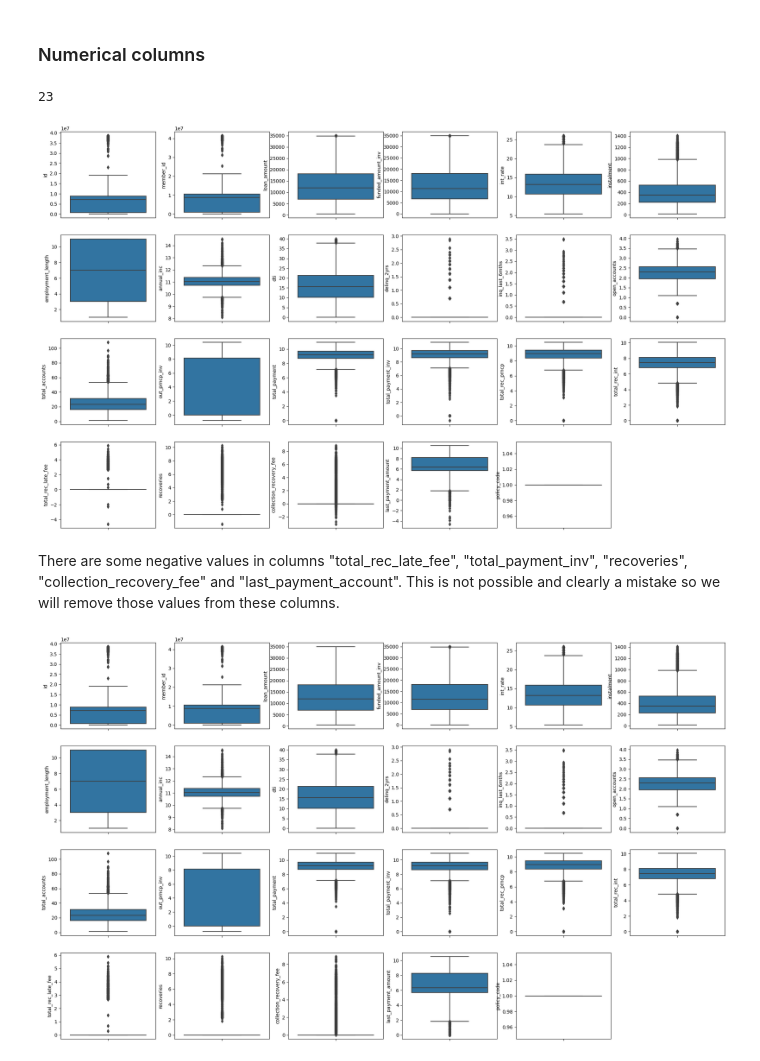
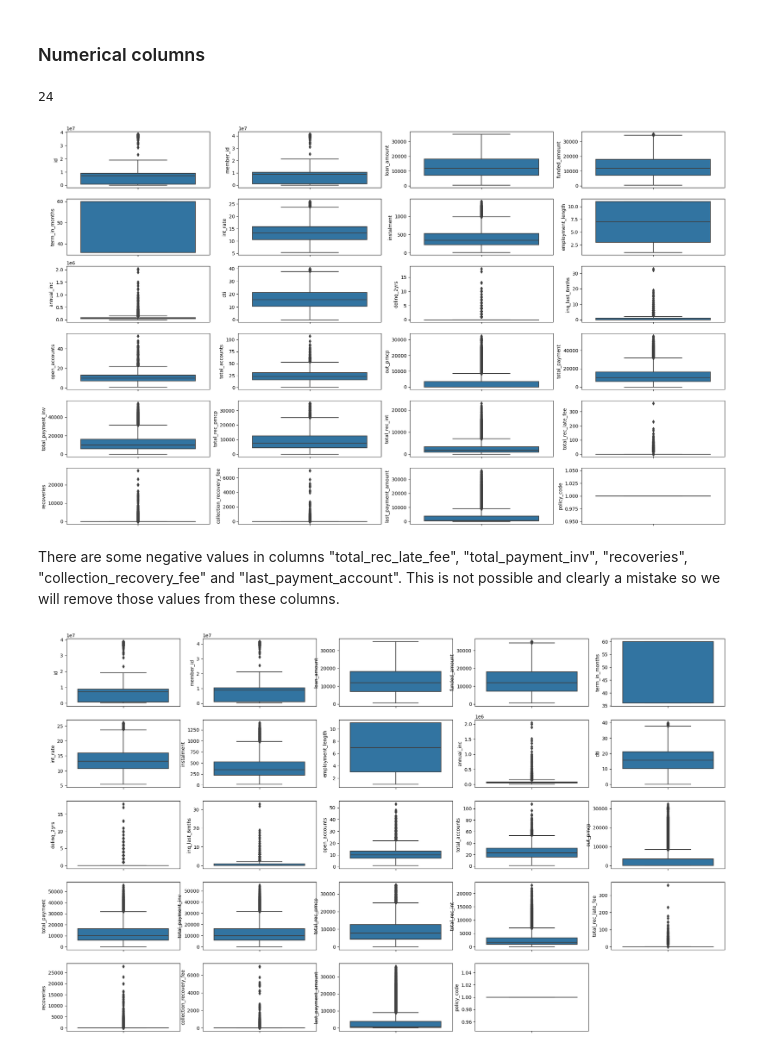
Before and after one commit to abhikmukh/exploratory-data-analysis---customer-loans-in-finance107, a Jupyter notebook: analysis.ipynb, the cells around one changed output. Cells and saved outputs as stored; diff of their text form; code cells hidden in the pictures.

```diff
--- a/analysis.ipynb
+++ b/analysis.ipynb
@@ -432,4 +402,4 @@ df_copy["collections_12_mths_ex_med"].value_counts()
 Name: collections_12_mths_ex_med, dtype: int64
 # %%
-df_copy_filterd = df_copy.loc[df_copy["collections_12_mths_ex_med"] == 0]
+df_copy_filtered = df_copy.loc[df_copy["collections_12_mths_ex_med"] == 0]
 # %%
@@ -447,2 +417,2 @@ From this we can see columns "out_prncp" and "out_prncp_inv" and "funded_amonut"
 # %%
-df_copy_filterd.drop(columns=["out_prncp", "funded_amount", "collections_12_mths_ex_med"], inplace=True)
+df_copy_filtered.drop(columns=["collections_12_mths_ex_med", "out_prncp_inv", "funded_amount_inv"], inplace=True)
@@ -460,6 +425,6 @@ df_copy_filterd.shape
 # %% [markdown]
 ### Categorical columns
 # %%
-list_of_categorical_columns = dataframe_info.list_all_categorical_columns(df_copy_filterd)
+list_of_categorical_columns = dataframe_info.list_all_categorical_columns(df_copy_filtered)
 list_of_categorical_columns
 # %% [output]
@@ -473,8 +437,8 @@ list_of_categorical_columns
  'purpose',
  'application_type']
 # %%
-for i, column in enumerate(df_copy_filterd[list_of_categorical_columns], 1):
+for i, column in enumerate(df_copy_filtered[list_of_categorical_columns], 1):
     plt.rcParams["figure.figsize"] = (25,15)
     plt.subplot(3,3,i)
-    data_plot.plot_prob_distribution(df_copy_filterd, column)
+    data_plot.plot_prob_distribution(df_copy_filtered, column)
 # %% [output]
@@ -484,16 +448,16 @@ The categorical column looks fine. We will leave these columsn for now as it is.
 # %% [markdown]
 ### Numerical columns
 # %%
-print(len(dataframe_info.list_all_numeric_columns(df_copy_filterd)))
+print(len(dataframe_info.list_all_numeric_columns(df_copy_filtered)))
 # %% [output]
-23
+24
 # %%
-for i, column in enumerate(df_copy_filterd[dataframe_info.list_all_numeric_columns(df_copy_filterd)], 1):
+for i, column in enumerate(df_copy_filtered[dataframe_info.list_all_numeric_columns(df_copy_filtered)], 1):
     plt.rcParams["figure.figsize"] = (25,15)
-    plt.subplot(4,6,i)
-    sns.boxplot(data = df_copy_filterd, y = column)
+    plt.subplot(6,4,i)
+    sns.boxplot(data = df_copy_filtered, y = column)
 # %% [output]
-[figure, old version]
+[figure, new version]
 # %% [markdown]
 There are some negative values in columns "total_rec_late_fee", "total_payment_inv", "recoveries", "collection_recovery_fee" and "last_payment_account". This is not possible and clearly a mistake so we will remove those values from these columns.
 # %%
@@ -503,10 +467,10 @@ for column in ["total_rec_late_fee", "total_payment_inv", "recoveries", "collect
 # %%
-for i, column in enumerate(df_copy_filterd[dataframe_info.list_all_numeric_columns(df_copy_filterd)], 1):
+for i, column in enumerate(df_copy_filtered[dataframe_info.list_all_numeric_columns(df_copy_filtered)], 1):
     plt.rcParams["figure.figsize"] = (25,15)
-    plt.subplot(4,6,i)
-    sns.boxplot(data = df_copy_filterd, y = column)
+    plt.subplot(5,5,i)
+    sns.boxplot(data = df_copy_filtered, y = column)
 # %% [output]
-[figure, old version]
+[figure, new version]
 # %%
 
 #for column in ["int_rate", "dti", "open_accounts", "last_payment_amount"]:
```
Also changed, not shown: parts of 84 cells of this notebook, 1 other file.
